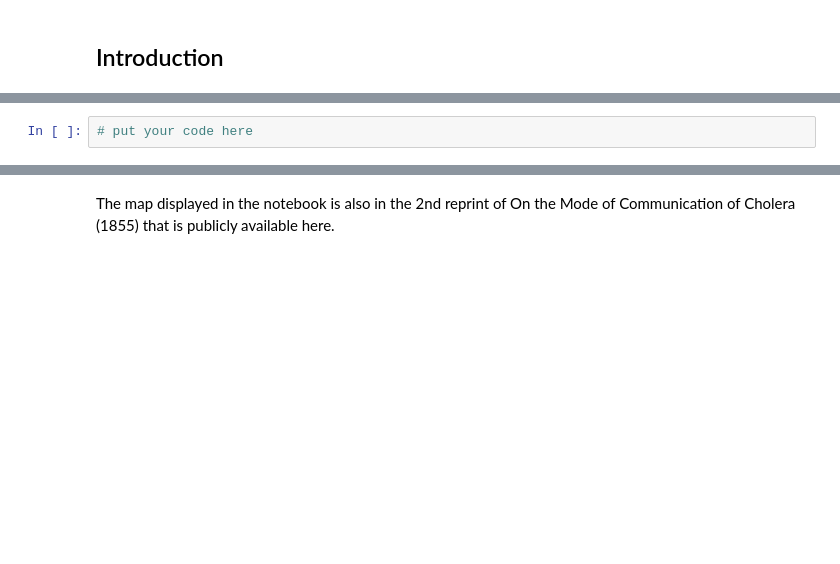
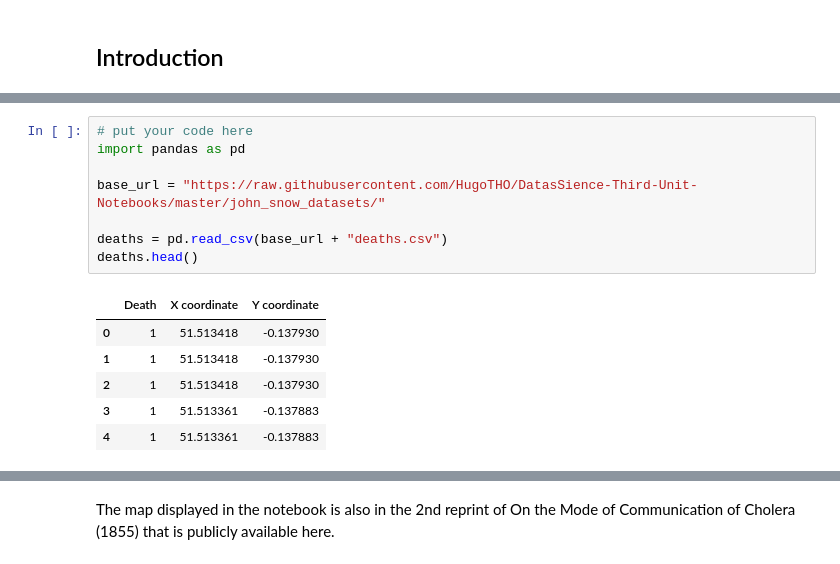
Before and after one commit to HugoTHO/DatasSience-Third-Unit-Notebooks, a Jupyter notebook: Lesson_18_Vizualization_[END].ipynb, the cells around one changed output, grey strips where cells are left out. Drawn from its saved outputs; the diff is of its cells as text; blank space fills up the shorter version.

```diff
--- a/Lesson_18_Vizualization_[END].ipynb
+++ b/Lesson_18_Vizualization_[END].ipynb
@@ -27,8 +27,21 @@ A big thank you to [Robin Wilson](http://blog.rtwilson.com/john-snows-famous-cho
 - Load in the **pandas** module.
 - Import the data **datasets/deaths.csv** and assign the resulting DataFrame to **deaths**.
 - Print out the first rows of deaths.
-# %%
-# put your code here
+# %%
+# put your code here
+import pandas as pd
+
+base_url = "https://raw.githubusercontent.com/HugoTHO/DatasSience-Third-Unit-Notebooks/master/john_snow_datasets/"
+
+deaths = pd.read_csv(base_url + "deaths.csv")
+deaths.head()
+# %% [output]
+|  | Death | X coordinate | Y coordinate |
+| 0 | 1 | 51.513418 | -0.137930 |
+| 1 | 1 | 51.513418 | -0.137930 |
+| 2 | 1 | 51.513418 | -0.137930 |
+| 3 | 1 | 51.513361 | -0.137883 |
+| 4 | 1 | 51.513361 | -0.137883 |
 # %% [markdown]
 ## Cholera attacks!
 
```
Also changed, not shown: parts of 8 cells of this notebook.
